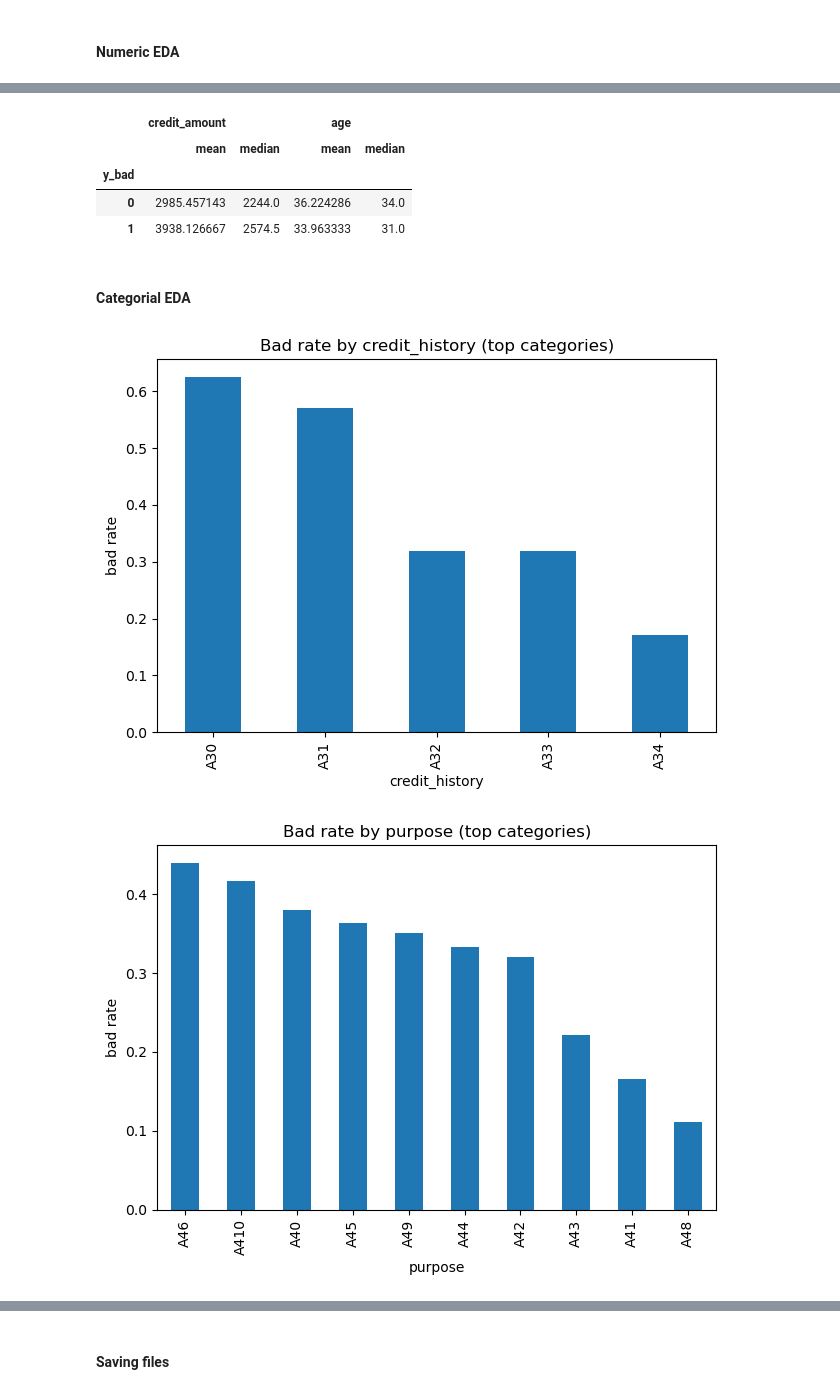
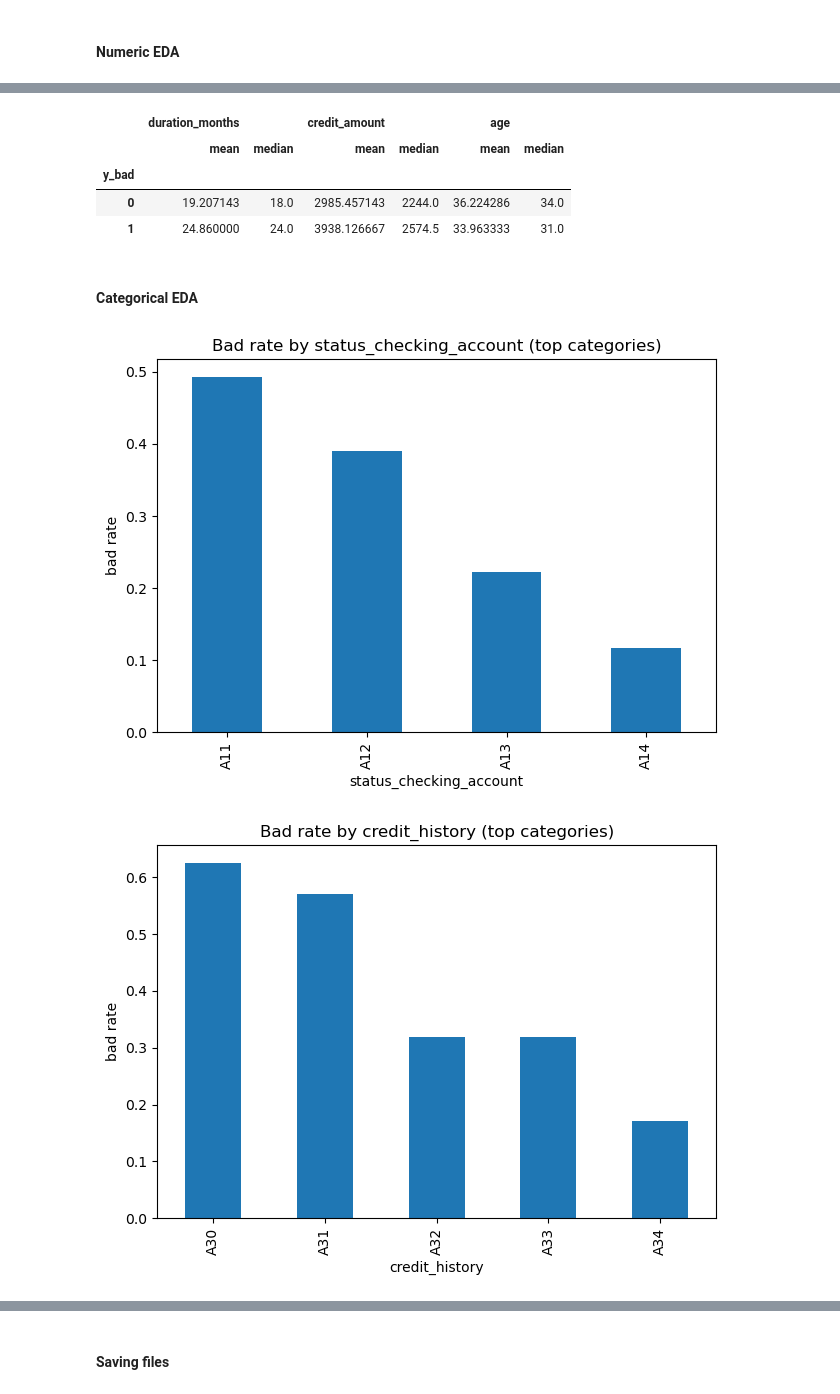
Before and after one commit to Stfsi/early-warning-credit-risk, a Jupyter notebook: 02_notebooks/01_EDA.ipynb, the cells around one changed output, grey strips where cells are left out. Saved outputs shown, nothing was run; the diff lists cells and outputs as text; code cells hidden in the pictures.

Commit message:
Align EDA outputs, evaluation figures, and governed artifacts

```diff
--- a/02_notebooks/01_EDA.ipynb
+++ b/02_notebooks/01_EDA.ipynb
@@ -347,23 +347,20 @@ strictly within a **decision-support** framework.
 # %% [markdown]
 #### Numeric EDA
 # %%
-# Select key numeric drivers (only if present)
-numeric_vars = [c for c in ["duration", "credit_amount", "age"] if c in df.columns]
+# Numeric EDA (aligned with actual column names)
+numeric_vars = ["duration_months", "credit_amount", "age"]
 
 for col in numeric_vars:
     plt.figure()
-    df[df["y_bad"] == 0][col].plot(
-        kind="hist", bins=30, alpha=0.7, density=True
-    )
-    df[df["y_bad"] == 1][col].plot(
-        kind="hist", bins=30, alpha=0.7, density=True
-    )
+    df.loc[df["y_bad"] == 0, col].plot(kind="hist", bins=30, alpha=0.7, density=True)
+    df.loc[df["y_bad"] == 1, col].plot(kind="hist", bins=30, alpha=0.7, density=True)
+
     plt.title(f"{col} distribution by credit risk outcome")
     plt.xlabel(col)
     plt.ylabel("density")
     plt.legend(["good (y_bad=0)", "bad (y_bad=1)"])
 
     plt.tight_layout()
-    plt.savefig("eda_credit_amount_age_distribution.png", dpi=300, bbox_inches="tight")
+    plt.savefig(f"eda_{col}_distribution.png", dpi=300, bbox_inches="tight")
     plt.show()
 # %% [output]
@@ -378,44 +376,41 @@ summary_numeric = (
 
 display(summary_numeric)
 # %% [output]
-|  | credit_amount |  | age |  |
-|  | mean | median | mean | median |
-| y_bad |  |  |  |  |
-| 0 | 2985.457143 | 2244.0 | 36.224286 | 34.0 |
-| 1 | 3938.126667 | 2574.5 | 33.963333 | 31.0 |
+|  | duration_months |  | credit_amount |  | age |  |
+|  | mean | median | mean | median | mean | median |
+| y_bad |  |  |  |  |  |  |
+| 0 | 19.207143 | 18.0 | 2985.457143 | 2244.0 | 36.224286 | 34.0 |
+| 1 | 24.860000 | 24.0 | 3938.126667 | 2574.5 | 33.963333 | 31.0 |
 # %% [markdown]
-#### Categorial EDA
+#### Categorical EDA
 # %%
-# Select a limited set of categorical variables
+# Categorical EDA (aligned with actual column names)
 categorical_vars = [
-    c for c in [
-        "status_checking",
-        "credit_history",
-        "purpose",
-        "savings",
-        "employment",
-        "housing"
-    ]
-    if c in df.columns
+    "status_checking_account",
+    "credit_history",
+    "purpose",
+    "savings_account",
+    "employment_since",
+    "housing",
 ]
 
 for col in categorical_vars:
     bad_rate_by_cat = (
         df.groupby(col)["y_bad"]
         .mean()
         .sort_values(ascending=False)
-        .head(15)   # limit for readability
+        .head(15)
     )
 
     plt.figure()
     bad_rate_by_cat.plot(kind="bar")
     plt.title(f"Bad rate by {col} (top categories)")
     plt.xlabel(col)
     plt.ylabel("bad rate")
 
     plt.tight_layout()
-    plt.savefig("eda_bad_rate_credit_history_purpose_housing.png", dpi=300, bbox_inches="tight")
+    plt.savefig(f"eda_bad_rate_by_{col}.png", dpi=300, bbox_inches="tight")
     plt.show()
 # %% [output]
-[figure, old version]
+[figure, new version]
-[figure, old version]
+[figure, new version]
```
Also changed, not shown: parts of 3 cells of this notebook, 15 other files.
